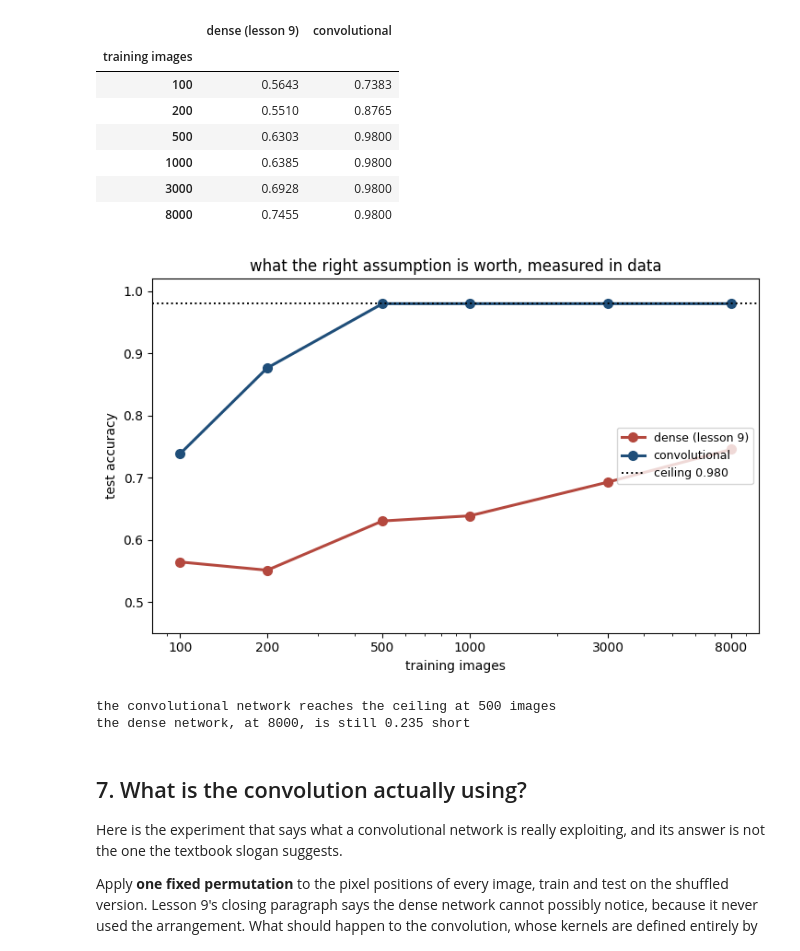
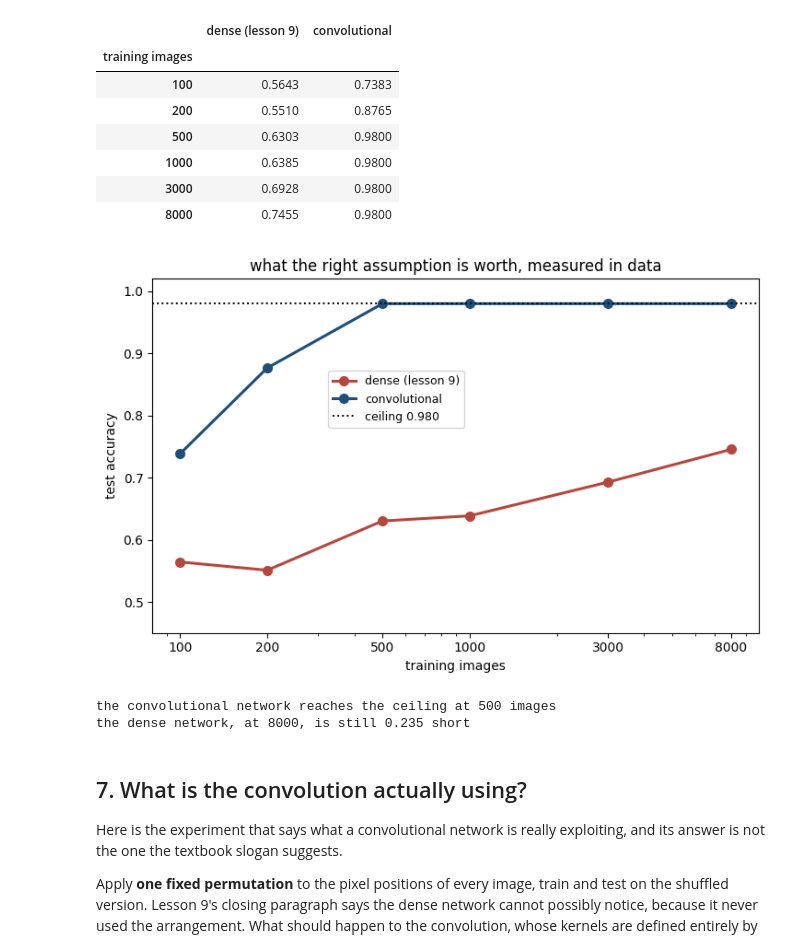
Before and after one commit to fabioantonini/technologies-for-artificial-intelligence, a Jupyter notebook: Lessons/10_convolutional_networks/Notebooks/02_convnets_on_wafers.ipynb, the cells around one changed output. Drawn from its saved outputs; the diff is of its cells as text; code cells hidden in the pictures.

```diff
--- a/Lessons/10_convolutional_networks/Notebooks/02_convnets_on_wafers.ipynb
+++ b/Lessons/10_convolutional_networks/Notebooks/02_convnets_on_wafers.ipynb
@@ -390,28 +390,28 @@ efficiency.round(4)
 # %%
 fig, ax = plt.subplots(figsize=(7.4, 4.8))
 for (name, values), colour in zip(efficiency.items(), (RUST, BLUE)):
     ax.plot(sizes, values, "o-", color=colour, lw=2.2, ms=7, label=name)
 ax.axhline((y_test == t_test).mean(), color="k", ls=":", lw=1.4,
            label=f"ceiling {(y_test == t_test).mean():.3f}")
 ax.set_xscale("log")
 ax.set_xticks(sizes)
 ax.set_xticklabels(sizes)
 ax.set_xlabel("training images")
 ax.set_ylabel("test accuracy")
 ax.set_ylim(0.45, 1.02)
-ax.legend(fontsize=9, loc="center right")
+ax.legend(fontsize=9, loc="center left", bbox_to_anchor=(0.28, 0.66))
 ax.set_title("what the right assumption is worth, measured in data")
 fig.tight_layout()
 fig.savefig(FIGURES / "sample_efficiency.png", dpi=150)
 plt.show()
 
 conv_at = next(n for n, v in zip(sizes, efficiency["convolutional"])
                if v >= (y_test == t_test).mean() - 0.005)
 print(f"the convolutional network reaches the ceiling at {conv_at} images")
 print(f"the dense network, at {sizes[-1]}, is still "
       f"{(y_test == t_test).mean() - efficiency['dense (lesson 9)'].iloc[-1]:.3f} short")
 # %% [output]
-[figure, old version]
+[figure, new version]
 the convolutional network reaches the ceiling at 500 images
 the dense network, at 8000, is still 0.235 short
 # %% [markdown]
```
Also changed, not shown: parts of 1 cell of this notebook, 5 other files.
